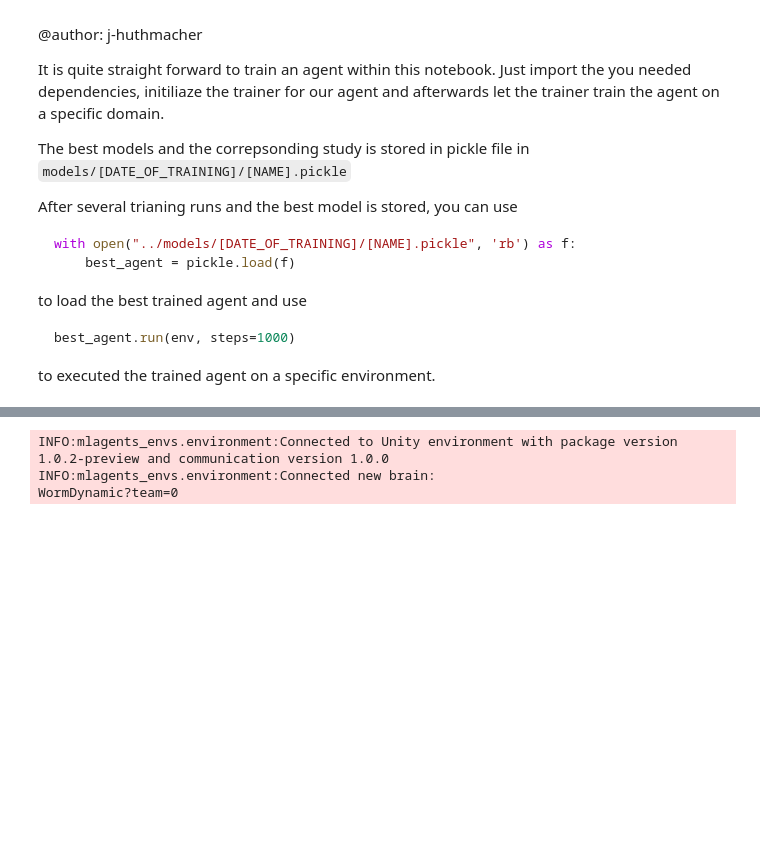
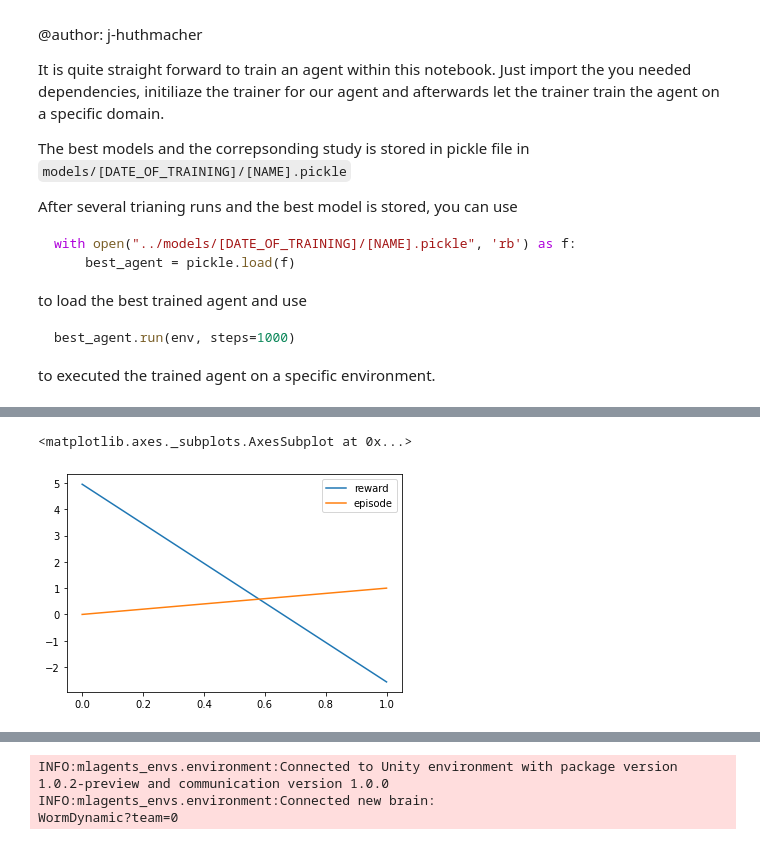
Before and after one commit to j-huthmacher/AlphaWorm, a Jupyter notebook: dev/notebooks/jh-ddpg_training.ipynb, the cells around one changed output, grey strips where cells are left out. Saved outputs shown, nothing was run; the diff lists cells and outputs as text; code cells hidden in the pictures; blank space fills up the shorter version.

```diff
--- a/dev/notebooks/jh-ddpg_training.ipynb
+++ b/dev/notebooks/jh-ddpg_training.ipynb
@@ -50,0 +65,7 @@ INFO:mlagents_envs.environment:Environment shut down with return code 0 (CTRL_C_
+# %%
+import pandas as pd
+
+pd.read_csv(r"C:\Users\email\Documents\LMU\4_Semester\ASP\Project\AlphaWorm\dev\models\2020-06-26\WormDomain-5_Default\best_agent\rewards.csv").plot()
+# %% [output]
+<matplotlib.axes._subplots.AxesSubplot at 0x...>
+[figure, added]
```
Also changed, not shown: parts of 12 cells of this notebook, 29 other files.
